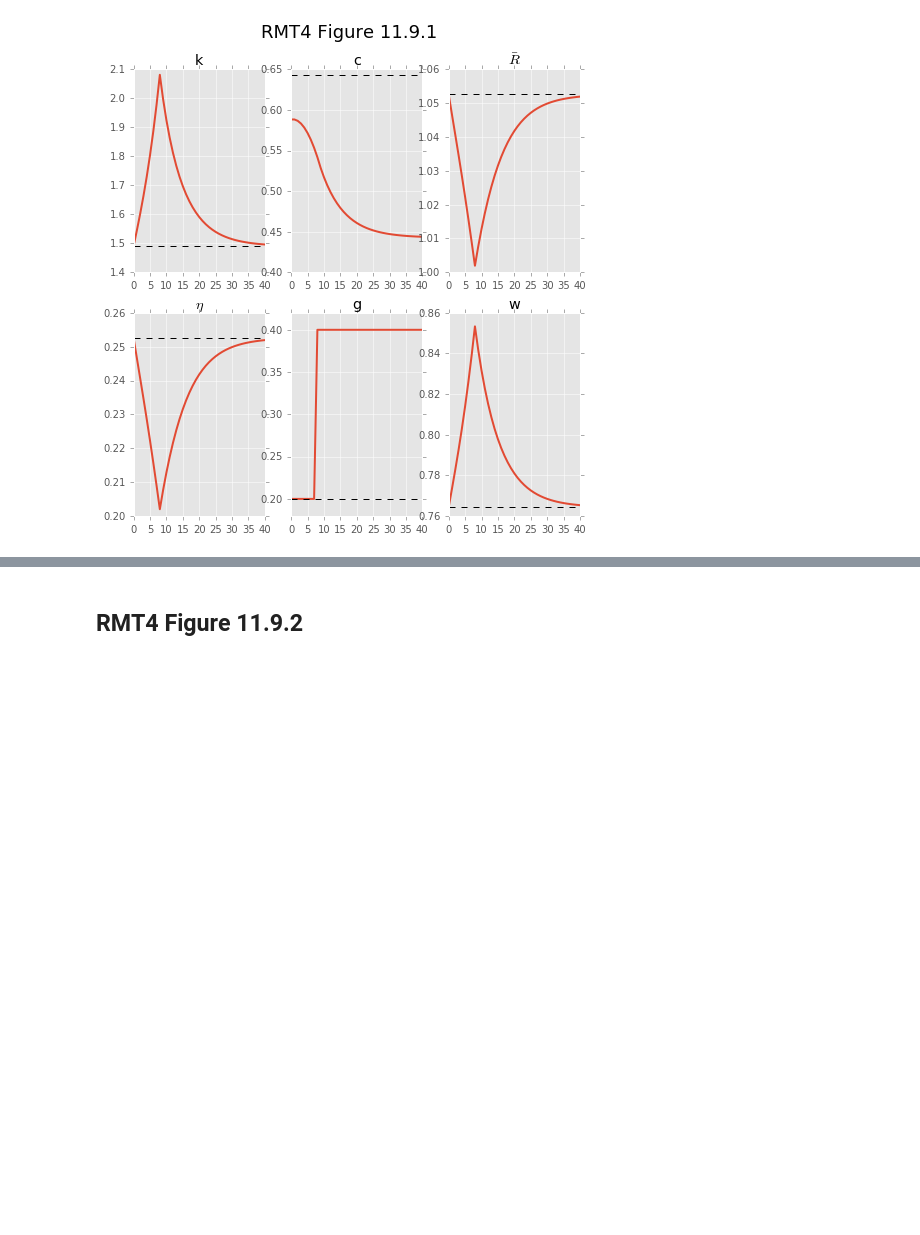
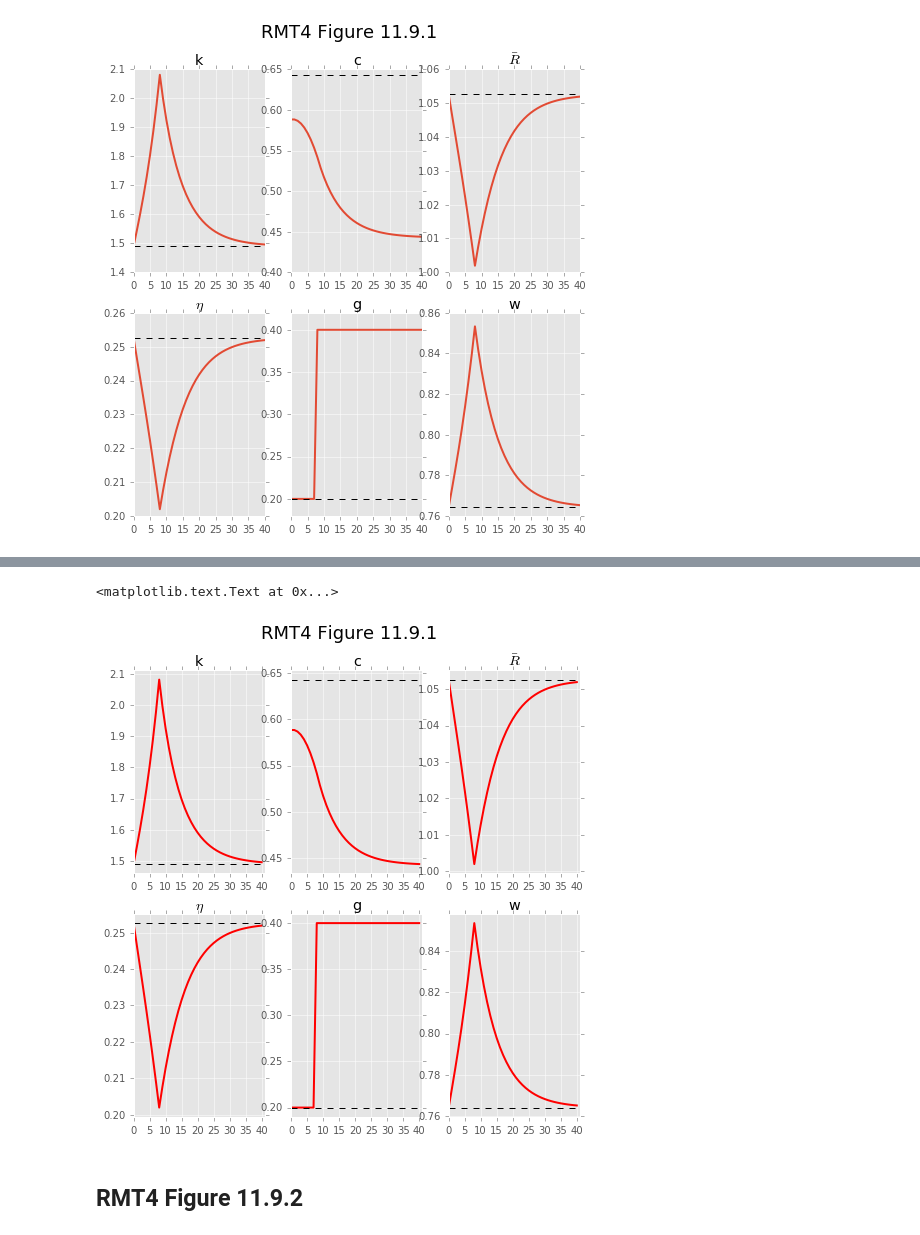
Before and after one commit to EconForge/dolo.py, a Jupyter notebook: examples/notebooks/Figures1191_1193(dolo).ipynb, the cells around one changed output, grey strips where cells are left out. Cells and saved outputs as stored; diff of their text form; code cells hidden in the pictures; blank space fills up the shorter version.

```diff
--- a/examples/notebooks/Figures1191_1193(dolo).ipynb
+++ b/examples/notebooks/Figures1191_1193(dolo).ipynb
@@ -87,3 +96,17 @@ fig.suptitle('RMT4 Figure 11.9.1', fontsize=18)
+# %%
+# one can add some options to make it look exactly like the former graph
+fig = plot_irfs([psol, sol_ref],
+                variables=['k','c','R','eta','g', 'w'],
+                line_options=[
+                    {'color':'red','linewidth':2},
+                    {'color':'black', 'linestyle':'--'}
+                ],
+                titles=['k', 'c', r'$\bar{R}$', r'$\eta$', 'g', 'w']
+            )
+fig.suptitle('RMT4 Figure 11.9.1', fontsize=18)
+# %% [output]
+<matplotlib.text.Text at 0x...>
+[figure, added]
 # %% [markdown]
 ## RMT4 Figure 11.9.2
 # %%
```
Also changed, not shown: parts of 5 cells of this notebook, 1 other file.
